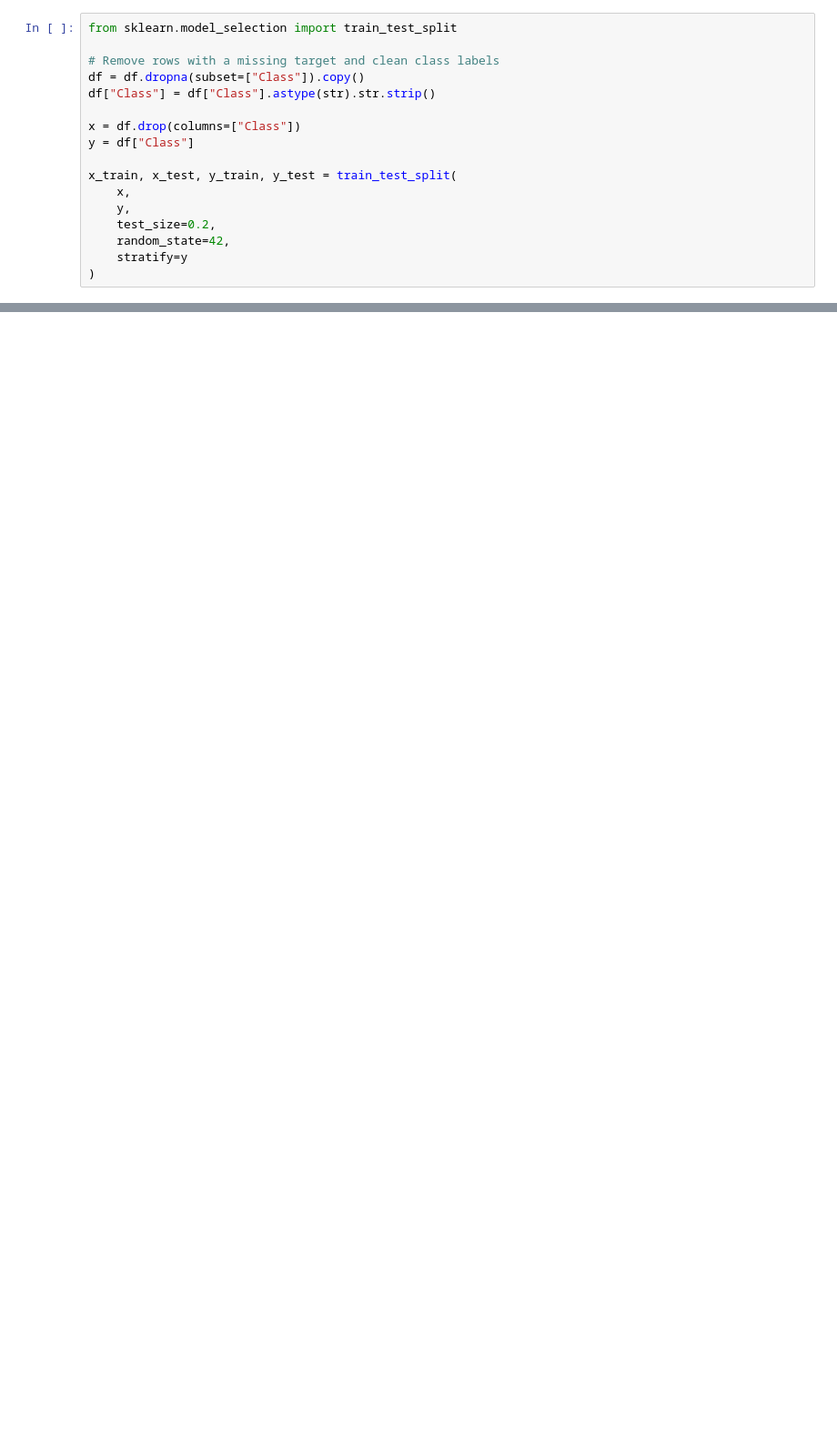
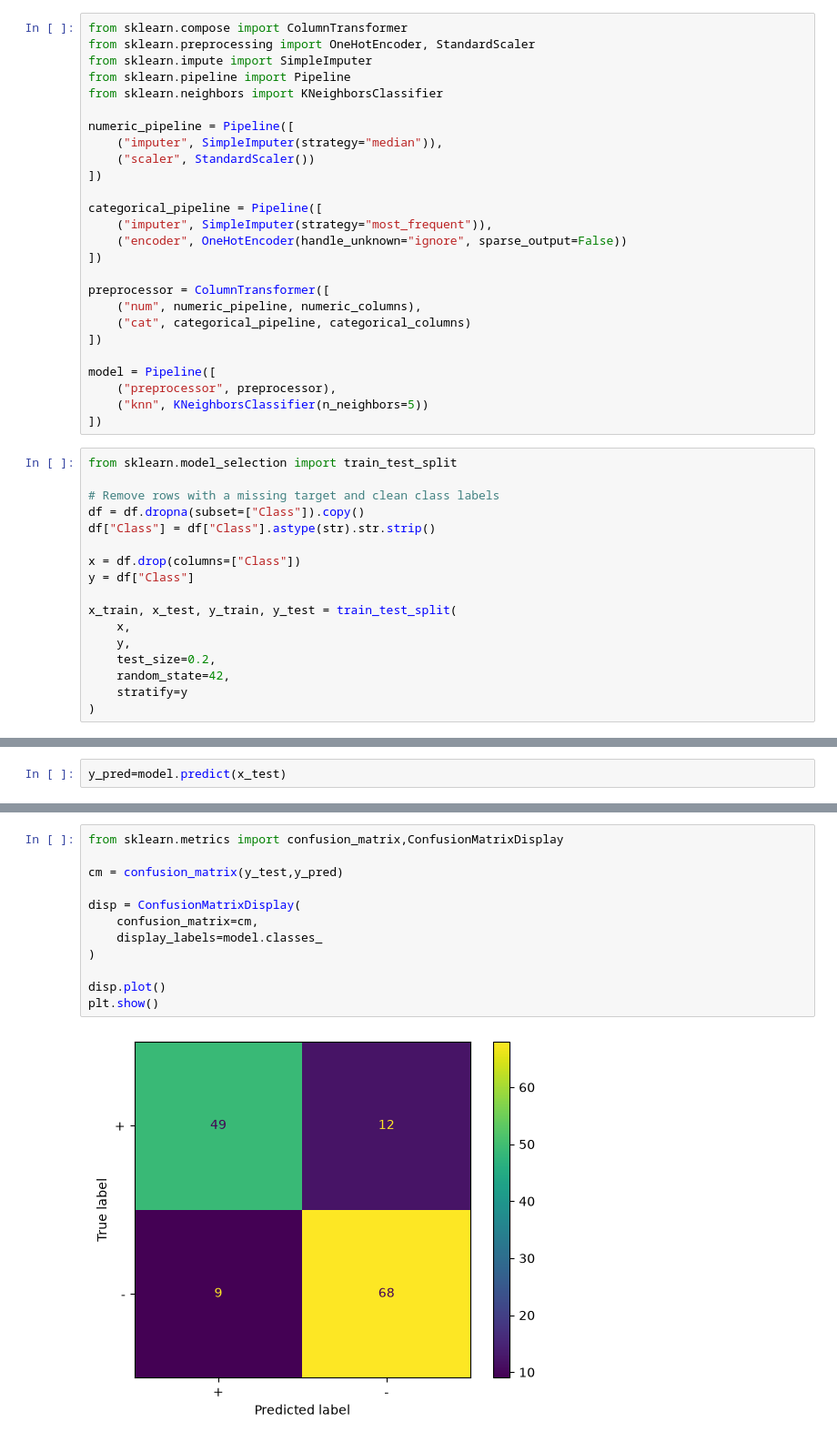
Before and after one commit to malayofficialcse-dev/Data-Science-and-Machine-Learning-, a Jupyter notebook: ml/supervised_machine_learning/KNN_Algoritham/rand.ipynb, the cells around one changed output, grey strips where cells are left out. Shown at 91% size. Cells and saved outputs as stored; diff of their text form; blank space fills up the shorter version.

```diff
--- a/ml/supervised_machine_learning/KNN_Algoritham/rand.ipynb
+++ b/ml/supervised_machine_learning/KNN_Algoritham/rand.ipynb
@@ -216,6 +216,32 @@ model = Pipeline([
     ("preprocessor", preprocessor),
     ("knn", KNeighborsClassifier(n_neighbors=5))
 ])
+# %%
+from sklearn.compose import ColumnTransformer
+from sklearn.preprocessing import OneHotEncoder, StandardScaler
+from sklearn.impute import SimpleImputer
+from sklearn.pipeline import Pipeline
+from sklearn.neighbors import KNeighborsClassifier
+
+numeric_pipeline = Pipeline([
+    ("imputer", SimpleImputer(strategy="median")),
+    ("scaler", StandardScaler())
+])
+
+categorical_pipeline = Pipeline([
+    ("imputer", SimpleImputer(strategy="most_frequent")),
+    ("encoder", OneHotEncoder(handle_unknown="ignore", sparse_output=False))
+])
+
+preprocessor = ColumnTransformer([
+    ("num", numeric_pipeline, numeric_columns),
+    ("cat", categorical_pipeline, categorical_columns)
+])
+
+model = Pipeline([
+    ("preprocessor", preprocessor),
+    ("knn", KNeighborsClassifier(n_neighbors=5))
+])
 # %%
 from sklearn.model_selection import train_test_split
 
@@ -239,0 +283,2 @@ ValueError: No valid specification of the columns. Only a scalar, list or slice
+# %%
+y_pred=model.predict(x_test)
@@ -239,0 +307,14 @@ ValueError: No valid specification of the columns. Only a scalar, list or slice
+# %%
+from sklearn.metrics import confusion_matrix,ConfusionMatrixDisplay
+
+cm = confusion_matrix(y_test,y_pred)
+
+disp = ConfusionMatrixDisplay(
+    confusion_matrix=cm,
+    display_labels=model.classes_
+)
+
+disp.plot()
+plt.show()
+# %% [output]
+[figure, added]
```
Also changed, not shown: parts of 6 cells of this notebook.
